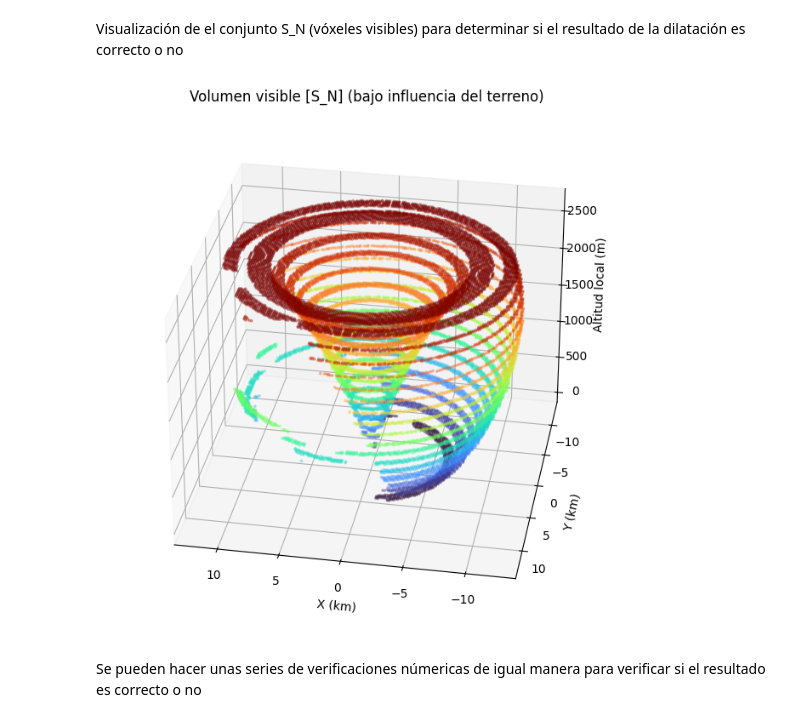
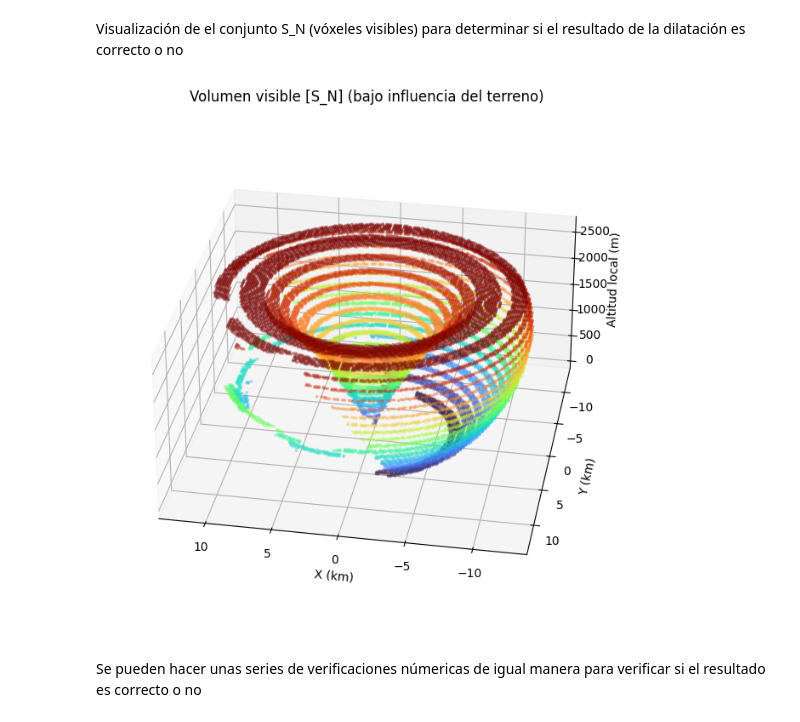
Before and after one commit to prm2419/Radar_coverage_with_DEM, a Jupyter notebook: Pruebas_tensores.ipynb, the cells around one changed output. Drawn from its saved outputs; the diff is of its cells as text; code cells hidden in the pictures.

```diff
--- a/Pruebas_tensores.ipynb
+++ b/Pruebas_tensores.ipynb
@@ -682,28 +685,29 @@ Visualización de el conjunto S_N (vóxeles visibles) para determinar si el resu
 # %%
 # Visualizar S_N
 
 visible = np.array(list(S_N))
 IX_v, IY_v, IZ_v = visible[:,0], visible[:,1], visible[:,2]
 
 Xv = xc[IX_v]
 Yv = yc[IY_v]
 Zv = zc[IZ_v]
 
 fig = plt.figure(figsize=(10,8))
 ax = fig.add_subplot(111, projection='3d')
 
 ax.scatter(Xv/1000.0, Yv/1000.0, Zv,
            s=3, c=Zv, cmap='turbo', alpha=0.3)
 
 ax.set_xlabel("X (km)")
 ax.set_ylabel("Y (km)")
 ax.set_zlabel("Altitud local (m)")
 ax.set_title("Volumen visible [S_N] (bajo influencia del terreno)")
+ax.set_box_aspect((1, 1, 0.5))   # comprime el eje Z a la mitad
 # angulo de vista inicial
 ax.view_init(elev=30, azim=100)
 plt.show()
 # %% [output]
-[figure, old version]
+[figure, new version]
 # %% [markdown]
 Se pueden hacer unas series de verificaciones númericas de igual manera para verificar si el resultado es correcto o no
 # %%
```
Also changed, not shown: parts of 11 cells of this notebook.
